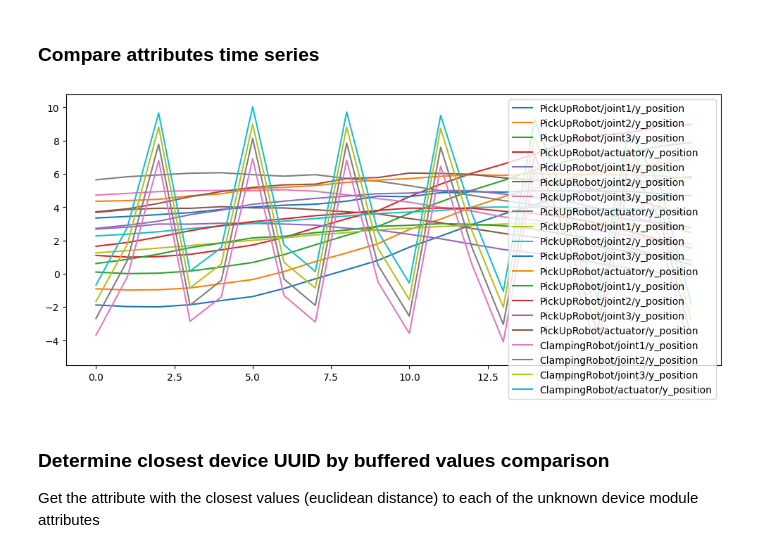
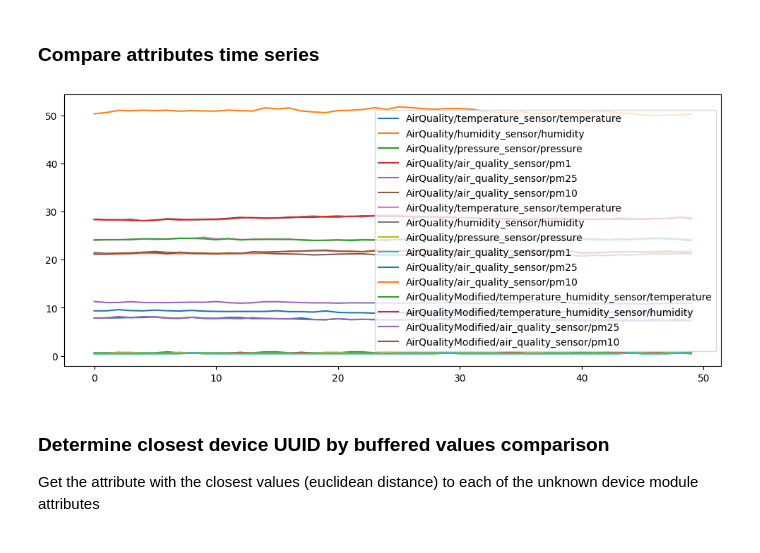
Before and after one commit to alejp1998/kg-iot-dt, a Jupyter notebook: kgdt/devs_similarity.ipynb, the cells around one changed output. Cells and saved outputs as stored; diff of their text form; code cells hidden in the pictures.

```diff
--- a/kgdt/devs_similarity.ipynb
+++ b/kgdt/devs_similarity.ipynb
@@ -95,7 +95,7 @@ Given an unknown device, determine the 5 closest devices according to SDF defini
     Finally, the device that has the most attribute votes is chosen as the closest device.
 # %%
 # Value columns names
-n_vals = 20
+n_vals = 50
 val_cols = [f'v{i+1}' for i in range(n_vals)]
 
 # Turn booleans into integers and cast all data to float
@@ -177,22 +180,21 @@ total_vote_sdf
 ### Compare attributes time series
 # %%
 devs_df_slice = devs_df[
-    ((devs_df.dev == 'PickUpRobot') | \
-    (devs_df.dev == 'ClampingRobot')) & \
-    ((devs_df.attrib == 'y_position'))]
+    ((devs_df.dev == 'AirQuality') | \
+    (devs_df.dev == 'AirQualityModified'))]
 plt.figure(figsize=(12,5))
 
 names = []
 for i,row in devs_df_slice.iterrows():
     dev_uuid = row.uuid
     dev_name, mod_name, attrib_name = row['dev'], row['mod'], row['attrib']
     ax1 = plt.plot(row[val_cols].to_list())
     names.append(dev_name + '/' + mod_name + '/' + attrib_name)
 
 plt.legend(names)
 plt.show()
 # %% [output]
-[figure, old version]
+[figure, new version]
 # %% [markdown]
 ### Determine closest device UUID by buffered values comparison
 
```
Also changed, not shown: parts of 9 cells of this notebook, 2 other files.
